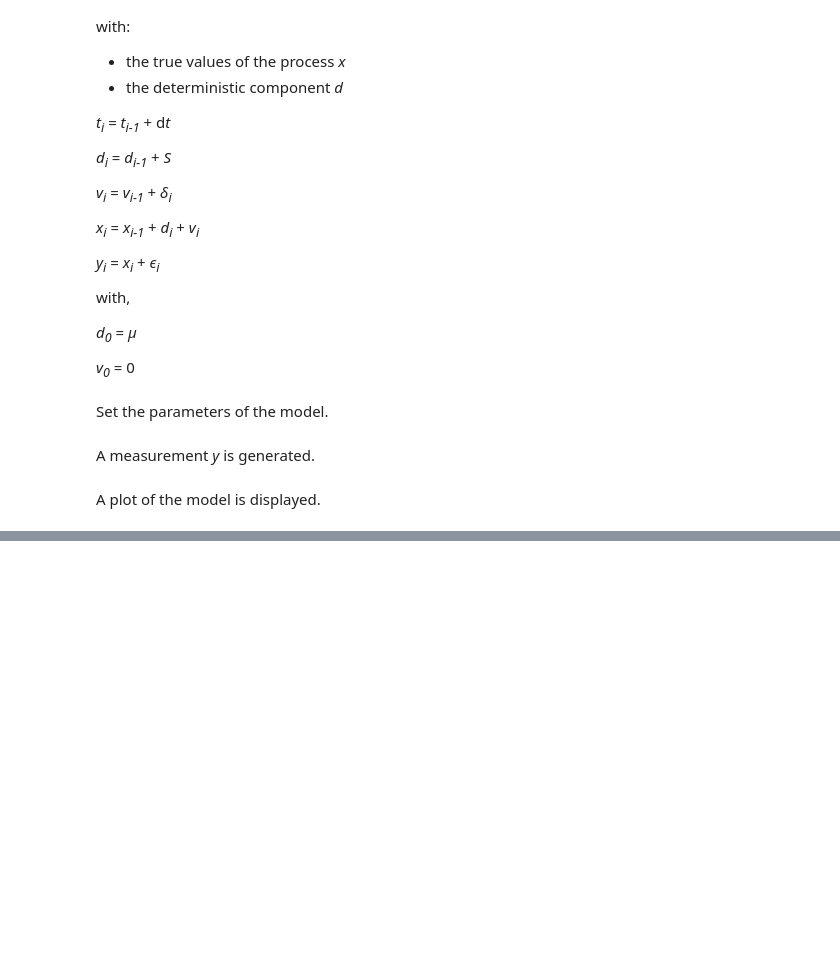
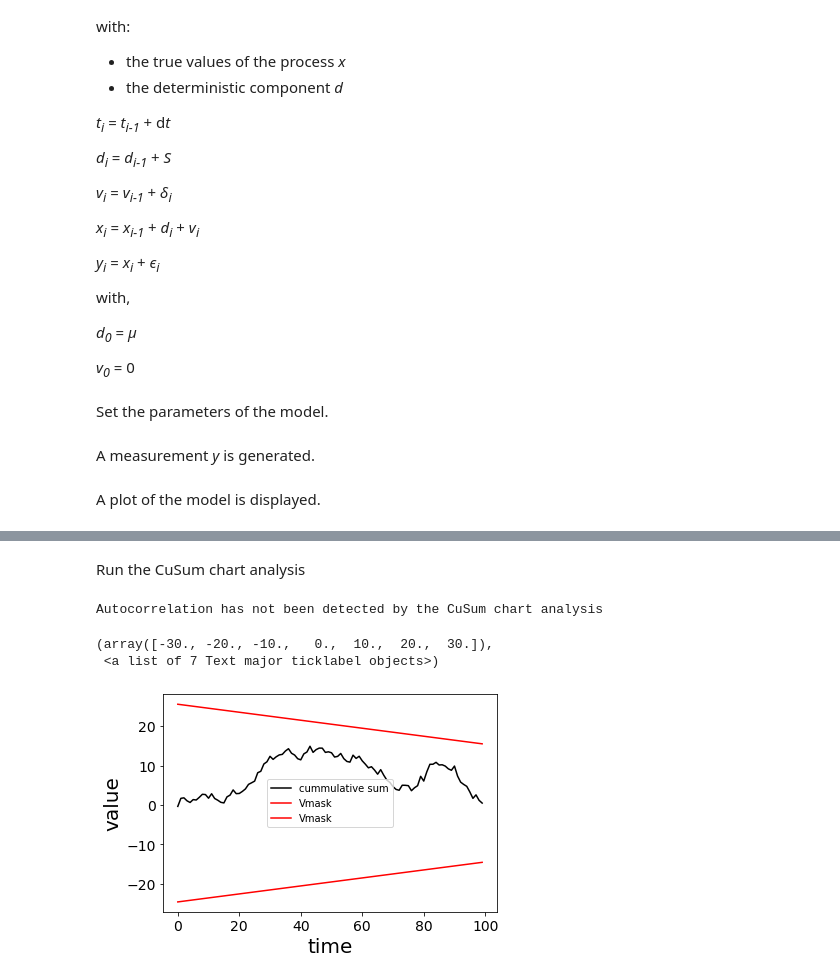
Before and after one commit to BIPM-RI/Python_lib, a Jupyter notebook: measurementModel.ipynb, the cells around one changed output, grey strips where cells are left out. Saved outputs shown, nothing was run; the diff lists cells and outputs as text; code cells hidden in the pictures; blank space fills up the shorter version.

```diff
--- a/measurementModel.ipynb
+++ b/measurementModel.ipynb
@@ -87,0 +142,27 @@ plt.yticks(fontsize=14)
+# %%
+p_cusum=0.2
+n_cusum=1
+# %% [markdown]
+Run the CuSum chart analysis
+# %%
+Test, CuSum, Vmask1, Vmask2 = cusumChartData(y, delta=p_cusum, rate=n_cusum)
+if Test:
+  print("Autocorrelation has been detected by the CuSum chart analysis")
+else:
+  print("Autocorrelation has not been detected by the CuSum chart analysis")
+
+plt.figure("CuSum chart")
+plt.clf()
+plt.plot(t,CuSum,'-k',label=r"cummulative sum")
+plt.plot(t,Vmask1,'-r',label=r"Vmask")
+plt.plot(t,Vmask2,'-r',label=r"Vmask")
+plt.ylabel(r'value', fontsize=20)
+plt.xlabel(r'time', fontsize=20)
+plt.legend()
+plt.xticks(fontsize=14)
+plt.yticks(fontsize=14)
+# %% [output]
+Autocorrelation has not been detected by the CuSum chart analysis
+(array([-30., -20., -10.,   0.,  10.,  20.,  30.]),
+ <a list of 7 Text major ticklabel objects>)
+[figure, added]
```
Also changed, not shown: parts of 11 cells of this notebook.
